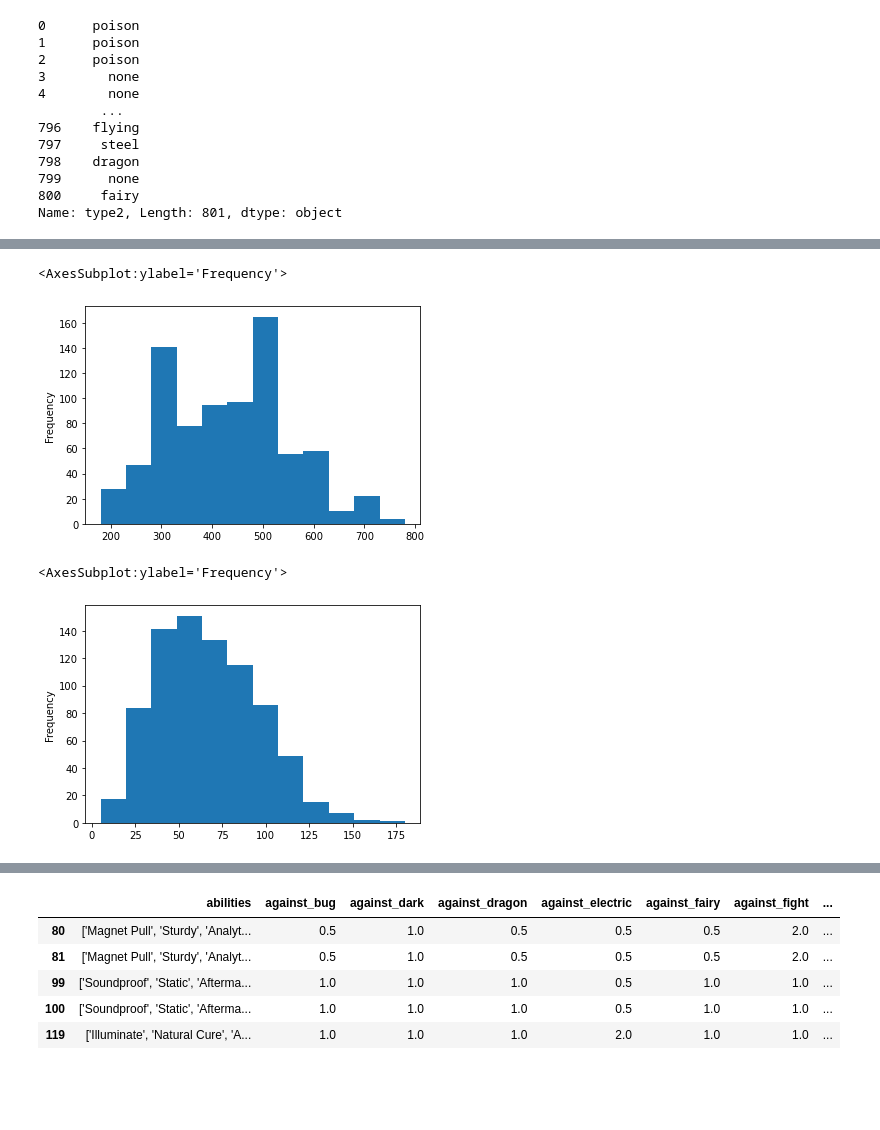
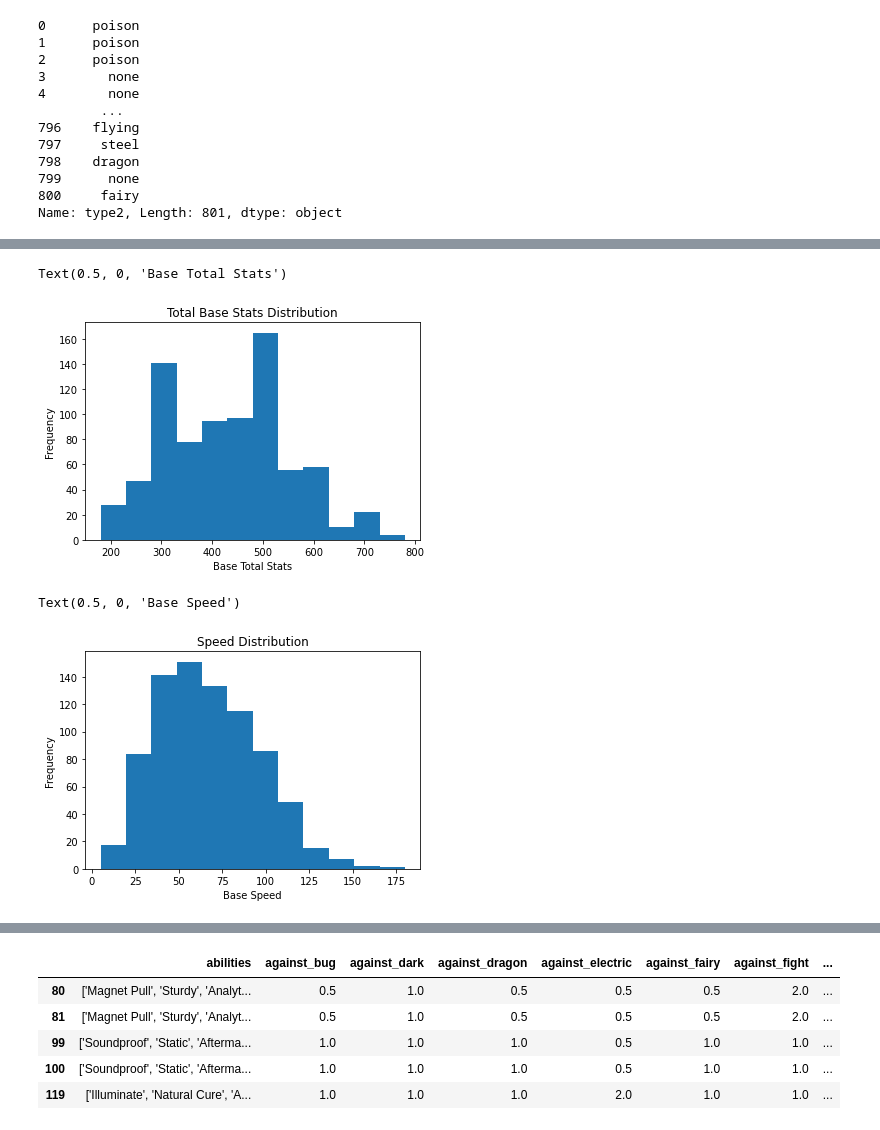
Before and after one commit to j-hendricks/Pokemon-Analysis, a Jupyter notebook: jupyter_notebook/Analysis.ipynb, the cells around one changed output, grey strips where cells are left out. Drawn from its saved outputs; the diff is of its cells as text; code cells hidden in the pictures; blank space fills up the shorter version.

```diff
--- a/jupyter_notebook/Analysis.ipynb
+++ b/jupyter_notebook/Analysis.ipynb
@@ -537,11 +541,13 @@ clean_pokemon_df['weight_kg'].plot.hist(bins=30)
 # %%
-clean_pokemon_df['base_total'].plot.hist(bins=12)
+ax = clean_pokemon_df['base_total'].plot.hist(bins=12, title = "Total Base Stats Distribution")
+ax.set_xlabel("Base Total Stats")
 # %% [output]
-<AxesSubplot:ylabel='Frequency'>
+Text(0.5, 0, 'Base Total Stats')
-[figure, old version]
+[figure, new version]
 # %%
-clean_pokemon_df['speed'].plot.hist(bins=12)
+ax = clean_pokemon_df['speed'].plot.hist(bins=12, title = "Speed Distribution")
+ax.set_xlabel("Base Speed")
 # %% [output]
-<AxesSubplot:ylabel='Frequency'>
+Text(0.5, 0, 'Base Speed')
-[figure, old version]
+[figure, new version]
 # %%
```
Also changed, not shown: parts of 110 cells of this notebook, 8 other files.
